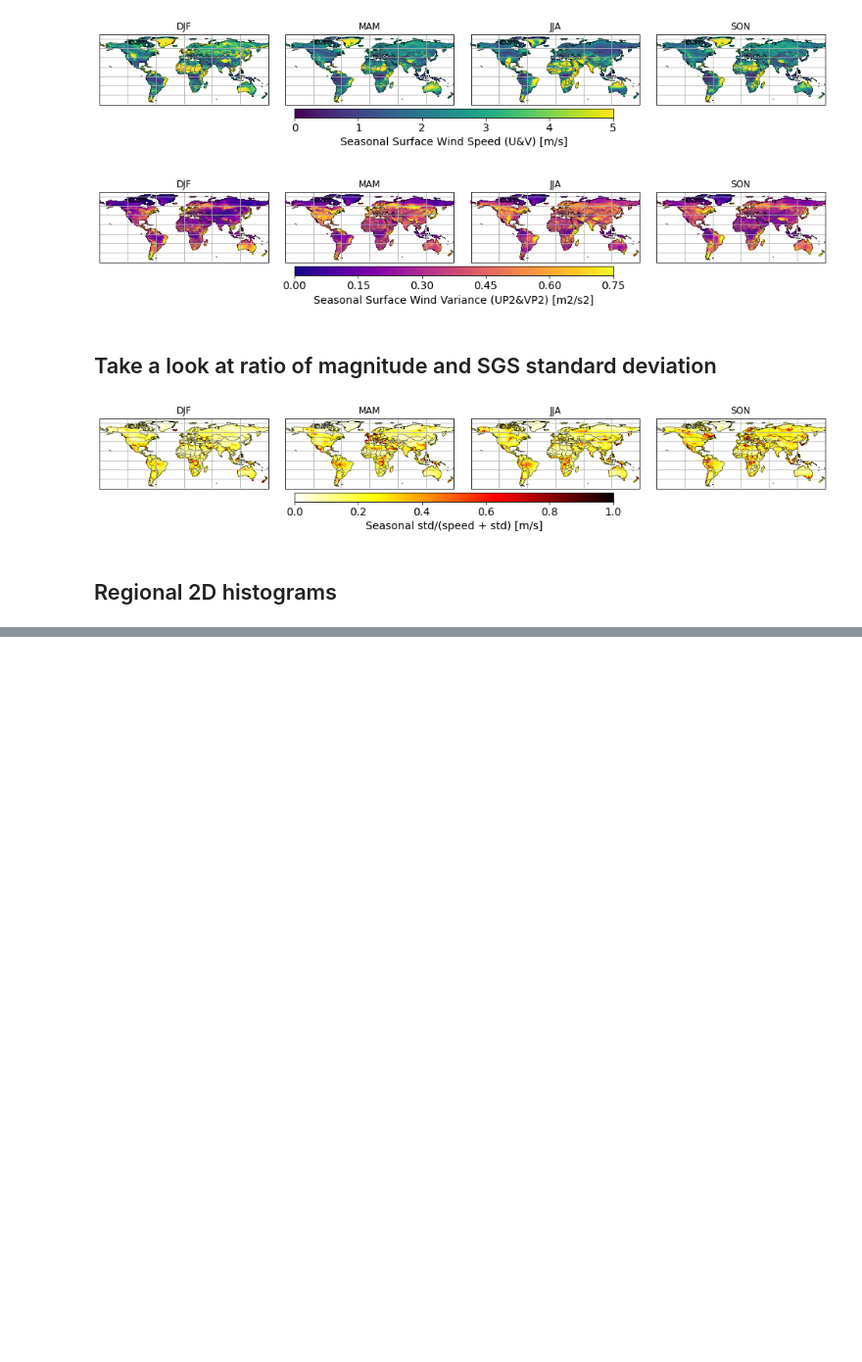
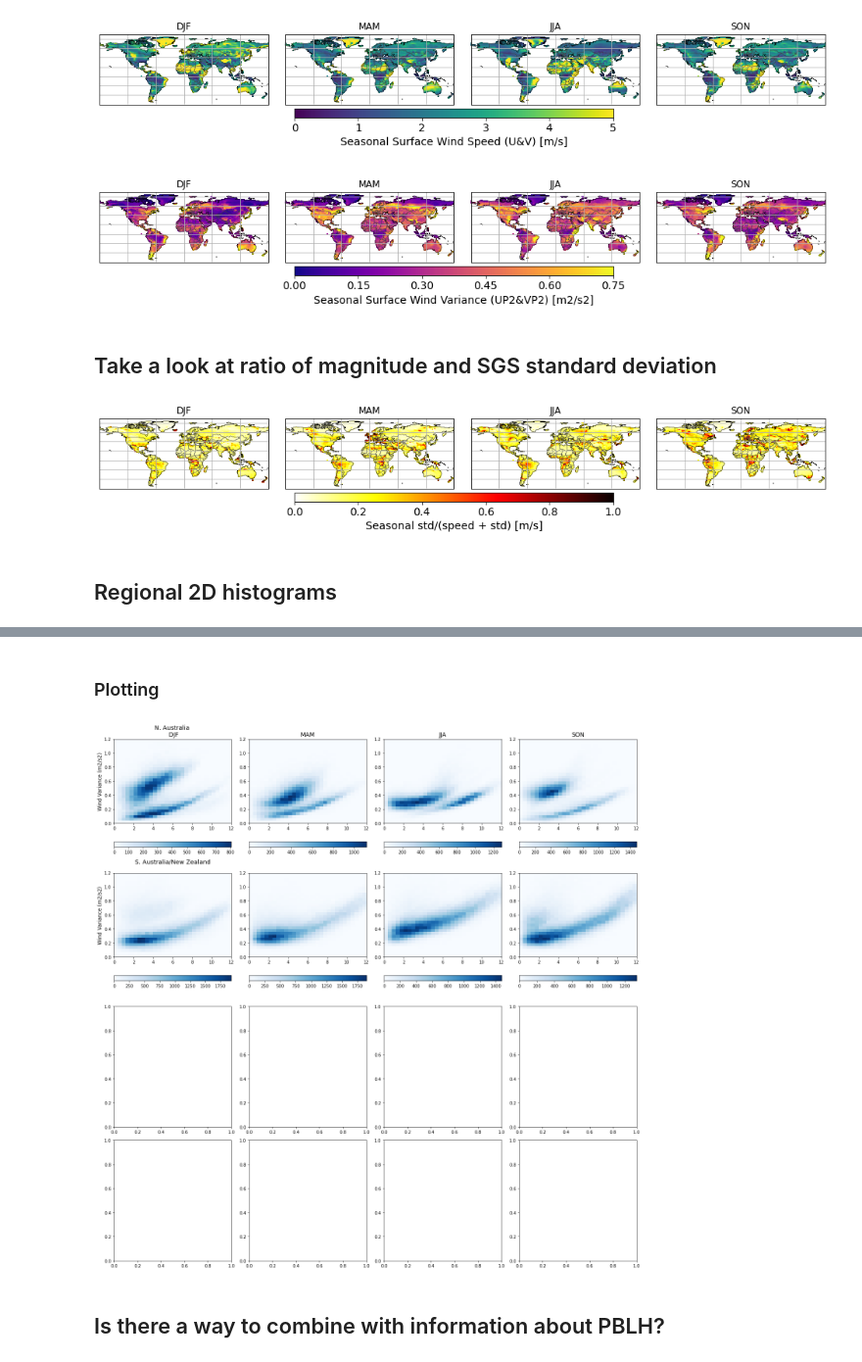
Before and after one commit to megandevlan/CLUBB_statistics, a Jupyter notebook: Regional_CombineUV.ipynb, the cells around one changed output, grey strips where cells are left out. Shown at 98% size. Cells and saved outputs as stored; diff of their text form; code cells hidden in the pictures; blank space fills up the shorter version.

```diff
--- a/Regional_CombineUV.ipynb
+++ b/Regional_CombineUV.ipynb
@@ -301,3 +297,6 @@ for iSeason in range(4):
 [figure]
 # %% [markdown]
 ## Regional 2D histograms
+# %%
+# Create 3D mask of the SRX regions
+RegMask = regionmask.defined_regions.srex.mask_3D(lon, lat)
@@ -303,0 +377,76 @@ for iSeason in range(4):
+# %% [markdown]
+### Plotting
+# %%
+# Set up figure
+fig, axs = plt.subplots(4,4, figsize=(18, 18))
+#Adjust space between subplots
+fig.subplots_adjust(hspace = 0.4,wspace = 0.3)
+#Put axs handles in array, axs
+axs = axs.ravel()
+
+# Get X,Y=binedges as meshgrid for plotting purposes
+X,Y = np.meshgrid(wndSpeed_edges, wndVar_edges)
+
+groupID   = 6           # Plotting in groups of 4 regions at a time, so use this ID
+regOffset = 4*groupID   # To change group of regions being plotted (increments of 4)
+pltInd    = 0           # To change plot index by season as well as region
+
+for iReg in range(2):
+
+    # Plot data ----------------------------------------------
+
+    # Plot DJF
+    pPlot = axs[pltInd+0].pcolormesh(X,Y, H_all_DJF[iReg+regOffset,:,:],cmap='Blues')
+    fig.colorbar(pPlot,orientation='horizontal',ax=axs[pltInd+0])
+
+    # Plot MAM
+    pPlot=axs[pltInd+1].pcolormesh(X,Y, H_all_MAM[iReg+regOffset,:,:],cmap='Blues')
+    # Use colorbar label only on bottom
+    if iReg==3:
+        cb=fig.colorbar(pPlot,orientation='horizontal',ax=axs[pltInd+1])
+        cb.set_label('Density of gridcells in range',x=1.2,fontsize=14)
+    else:
+        fig.colorbar(pPlot,orientation='horizontal',ax=axs[pltInd+1])
+
+    # Plot JJA
+    pPlot=axs[pltInd+2].pcolormesh(X,Y, H_all_JJA[iReg+regOffset,:,:],cmap='Blues')
+    fig.colorbar(pPlot, orientation='horizontal',ax=axs[pltInd+2])
+
+
+    # Plot SON
+    pPlot=axs[pltInd+3].pcolormesh(X,Y, H_all_SON[iReg+regOffset,:,:],cmap='Blues')
+    fig.colorbar(pPlot, orientation='horizontal',ax=axs[pltInd+3])
+
+    # ----------------------------------------------
+
+    # Set plot titles
+    if iReg==0:
+        axs[pltInd+0].set_title(RegMask.names.values[iReg+regOffset]+' \n DJF',fontsize=14)
+        axs[pltInd+1].set_title('MAM',fontsize=14)
+        axs[pltInd+2].set_title('JJA',fontsize=14)
+        axs[pltInd+3].set_title('SON',fontsize=14)
+    else:
+        axs[pltInd+0].set_title(RegMask.names.values[iReg+regOffset]+'\n ', fontsize=14)
+
+    # Set axis labels only for outside plots
+    axs[pltInd+0].set_ylabel('Wind Variance (m2/s2)',fontsize=12)
+
+    if iReg==3:
+        axs[pltInd+0].set_xlabel('Sfc Wind Speed (m/s)', fontsize=12)
+        axs[pltInd+1].set_xlabel('Sfc Wind Speed (m/s)', fontsize=12)
+        axs[pltInd+2].set_xlabel('Sfc Wind Speed (m/s)', fontsize=12)
+        axs[pltInd+3].set_xlabel('Sfc Wind Speed (m/s)', fontsize=12)
+
+    plt.tight_layout(h_pad=1)
+    # Increment plot index for next region
+    pltInd = pltInd+4
+
+
+# # ****  Be sure to change figure title before running  ******
+# fileDir = '/Users/meganfowler/Documents/NCAR/Analysis/CLUBB_initial/Figures/'
+# fig.savefig(fileDir+'wndSpd-wndVar_2Dhistogram_regionalSet-'+str(groupID+1)+'.pdf')
+# # *****         *****        *****        ****         *******
+# %% [output]
+[figure, added]
+# %% [markdown]
+## Is there a way to combine with information about PBLH?
```
Also changed, not shown: parts of 9 cells of this notebook.
